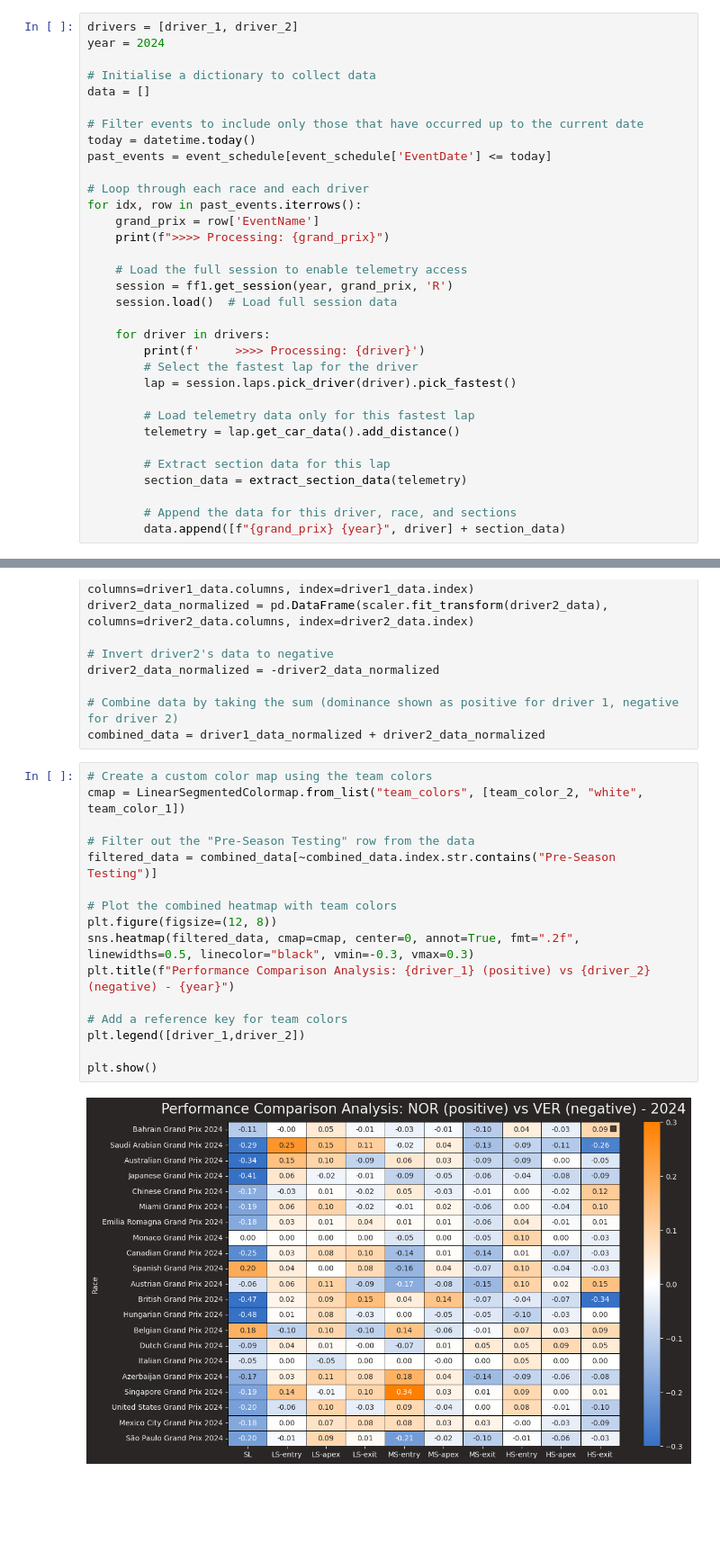
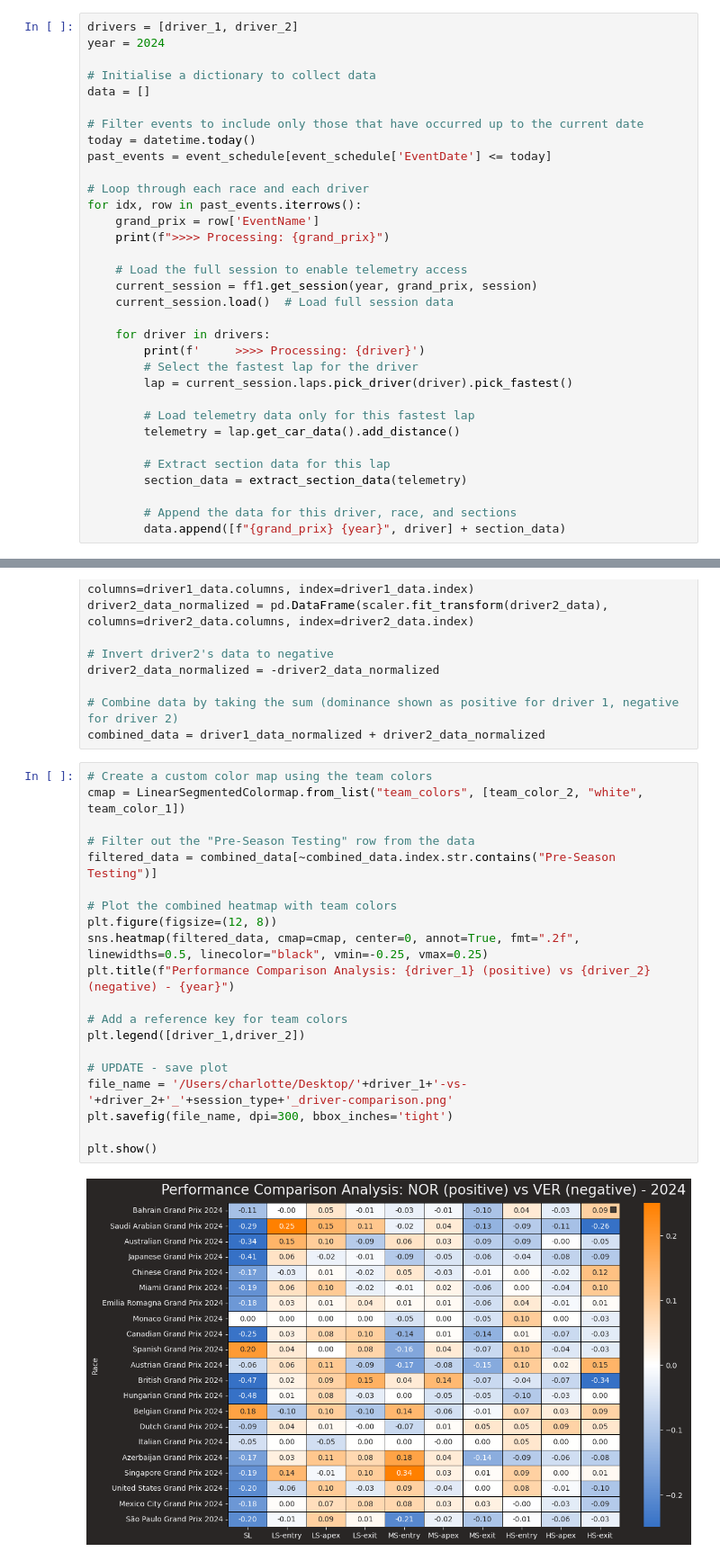
Before and after one commit to CharlotteGithub-prog/mclaren-performance-analysis-2024, a Jupyter notebook: plots/plot_speed-heatmap_driver.ipynb, the cells around one changed output, grey strips where cells are left out. Shown at 90% size. Saved outputs shown, nothing was run; the diff lists cells and outputs as text; blank space fills up the shorter version.

Commit message:
Add dynamic file name saving

```diff
--- a/plots/plot_speed-heatmap_driver.ipynb
+++ b/plots/plot_speed-heatmap_driver.ipynb
@@ -160,13 +153,13 @@ for idx, row in past_events.iterrows():
     print(f">>>> Processing: {grand_prix}")
 
     # Load the full session to enable telemetry access
-    session = ff1.get_session(year, grand_prix, 'R')
-    session.load()  # Load full session data
+    current_session = ff1.get_session(year, grand_prix, session)
+    current_session.load()  # Load full session data
 
     for driver in drivers:
         print(f'     >>>> Processing: {driver}')
         # Select the fastest lap for the driver
-        lap = session.laps.pick_driver(driver).pick_fastest()
+        lap = current_session.laps.pick_driver(driver).pick_fastest()
 
         # Load telemetry data only for this fastest lap
         telemetry = lap.get_car_data().add_distance()
@@ -297,18 +284,22 @@ combined_data = driver1_data_normalized + driver2_data_normalized
 # %%
 # Create a custom color map using the team colors
 cmap = LinearSegmentedColormap.from_list("team_colors", [team_color_2, "white", team_color_1])
 
 # Filter out the "Pre-Season Testing" row from the data
 filtered_data = combined_data[~combined_data.index.str.contains("Pre-Season Testing")]
 
 # Plot the combined heatmap with team colors
 plt.figure(figsize=(12, 8))
-sns.heatmap(filtered_data, cmap=cmap, center=0, annot=True, fmt=".2f", linewidths=0.5, linecolor="black", vmin=-0.3, vmax=0.3)
+sns.heatmap(filtered_data, cmap=cmap, center=0, annot=True, fmt=".2f", linewidths=0.5, linecolor="black", vmin=-0.25, vmax=0.25)
 plt.title(f"Performance Comparison Analysis: {driver_1} (positive) vs {driver_2} (negative) - {year}")
 
 # Add a reference key for team colors
 plt.legend([driver_1,driver_2])
 
+# UPDATE - save plot
+file_name = '/Users/charlotte/Desktop/'+driver_1+'-vs-'+driver_2+'_'+session_type+'_driver-comparison.png'
+plt.savefig(file_name, dpi=300, bbox_inches='tight')
+
 plt.show()
 # %% [output]
-[figure, old version]
+[figure, new version]
```
Also changed, not shown: parts of 2 cells of this notebook, 1 other file.
